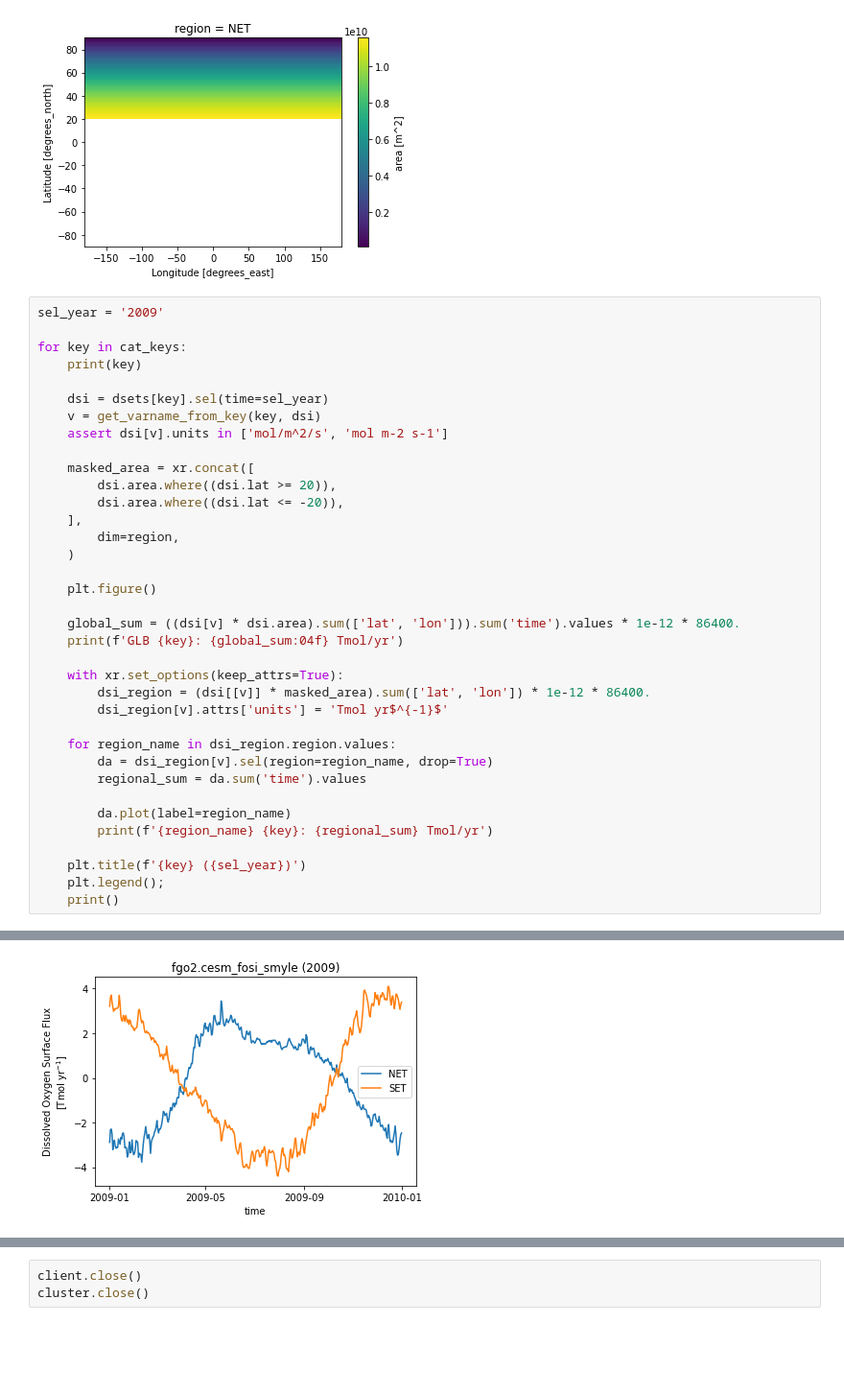
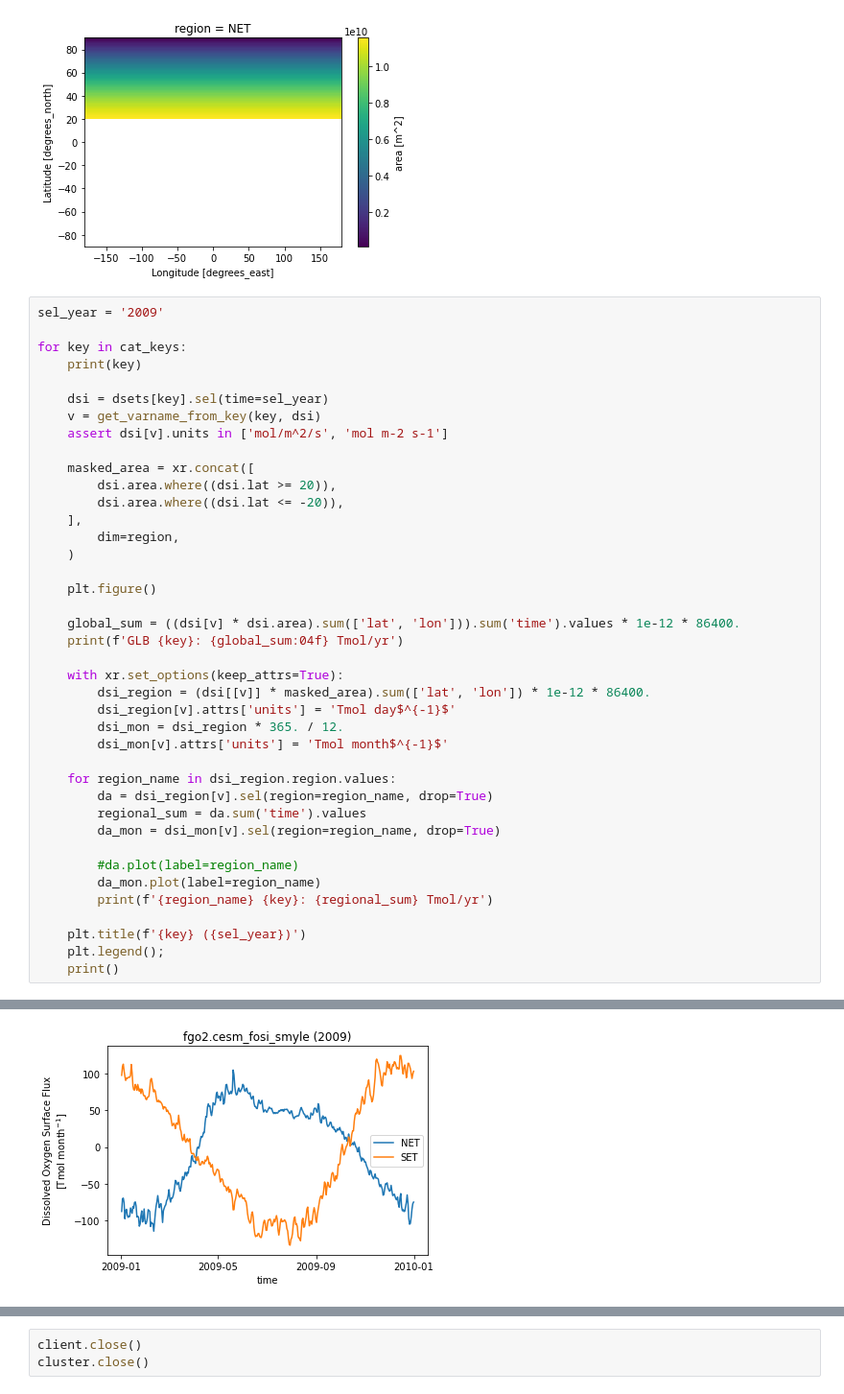
Before and after one commit to matt-long/sno-analysis, a Jupyter notebook: notebooks/publish-fluxes.ipynb, the cells around one changed output, grey strips where cells are left out. Shown at 96% size. Drawn from its saved outputs; the diff is of its cells as text; blank space fills up the shorter version.

Commit message:
minor cleanup, plot markers, and flux label unit fix

```diff
--- a/notebooks/publish-fluxes.ipynb
+++ b/notebooks/publish-fluxes.ipynb
@@ -225,13 +225,17 @@ for key in cat_keys:
 
     with xr.set_options(keep_attrs=True):
         dsi_region = (dsi[[v]] * masked_area).sum(['lat', 'lon']) * 1e-12 * 86400.
-        dsi_region[v].attrs['units'] = 'Tmol yr$^{-1}$'
+        dsi_region[v].attrs['units'] = 'Tmol day$^{-1}$'
+        dsi_mon = dsi_region * 365. / 12.
+        dsi_mon[v].attrs['units'] = 'Tmol month$^{-1}$'
 
     for region_name in dsi_region.region.values:
         da = dsi_region[v].sel(region=region_name, drop=True)
         regional_sum = da.sum('time').values
+        da_mon = dsi_mon[v].sel(region=region_name, drop=True)
 
-        da.plot(label=region_name)
+        #da.plot(label=region_name)
+        da_mon.plot(label=region_name)
         print(f'{region_name} {key}: {regional_sum} Tmol/yr')
 
     plt.title(f'{key} ({sel_year})')
@@ -262 +266 @@ SET fgo2.gk2001_Resplandy: -73.26550750285207 Tmol/yr
-[figure, old version]
+[figure, new version]
```
Also changed, not shown: parts of 3 cells of this notebook, 17 other files.
